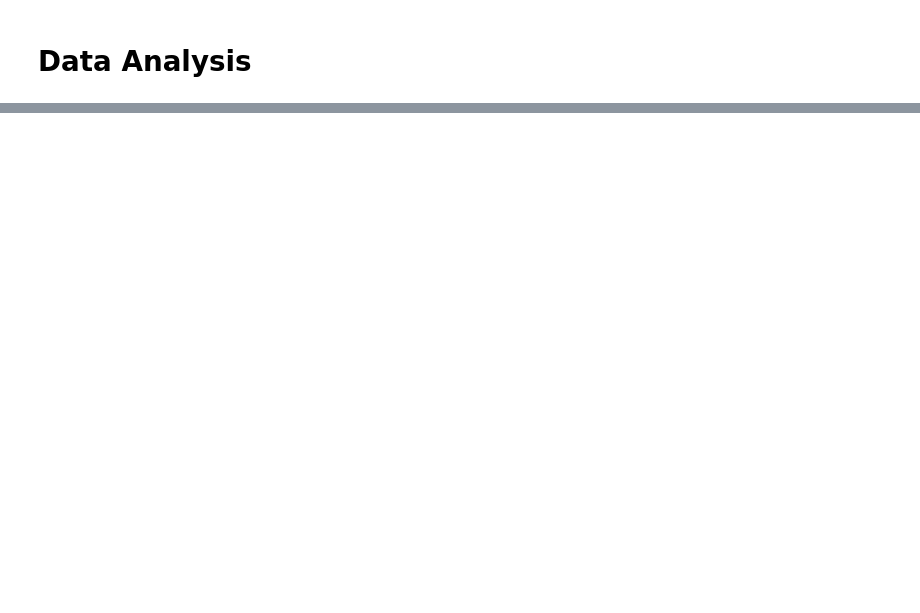
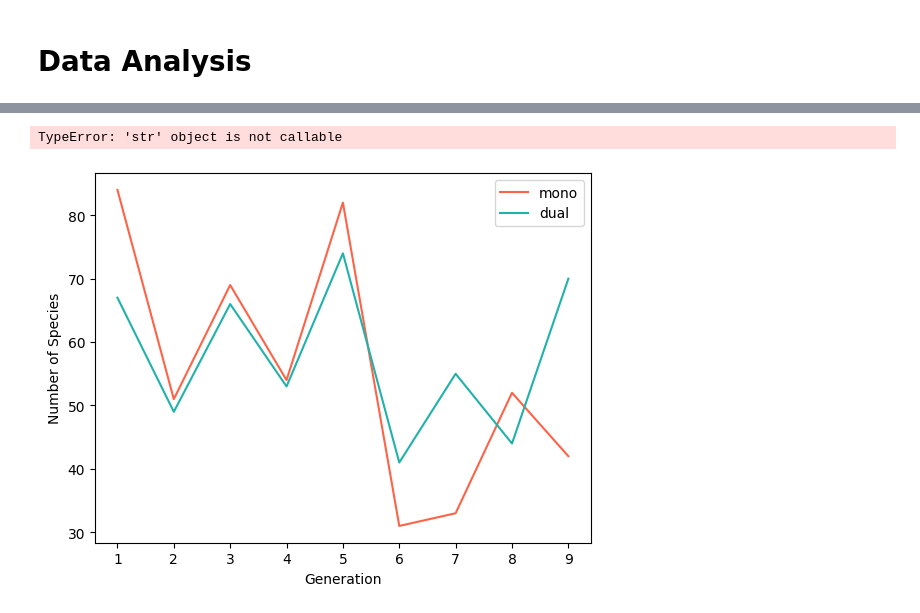
Before and after one commit to kevinle108/data-analysis-2023, a Jupyter notebook: pokemon_analysis.ipynb, the cells around one changed output, grey strips where cells are left out. Drawn from its saved outputs; the diff is of its cells as text; code cells hidden in the pictures; blank space fills up the shorter version.

```diff
--- a/pokemon_analysis.ipynb
+++ b/pokemon_analysis.ipynb
@@ -211,0 +351,16 @@ plt.show()
+# %%
+x = np.array(gen_types_df['generation'].to_list())
+monotypes_values = np.array(gen_types_df['monotypes'].to_list())
+dualtypes_values = np.array(gen_types_df['dualtypes'].to_list())
+plt.plot(x, monotypes_values, 'tomato', label='mono')
+plt.plot(x, dualtypes_values, 'lightseagreen', label='dual')
+
+plt.xlabel('Generation')
+plt.ylabel('Number of Species')
+plt.legend()
+plt.title('Types by Generation')
+
+plt.show()
+# %% [output]
+TypeError: 'str' object is not callable
+[figure, added]
```
Also changed, not shown: parts of 12 cells of this notebook.
